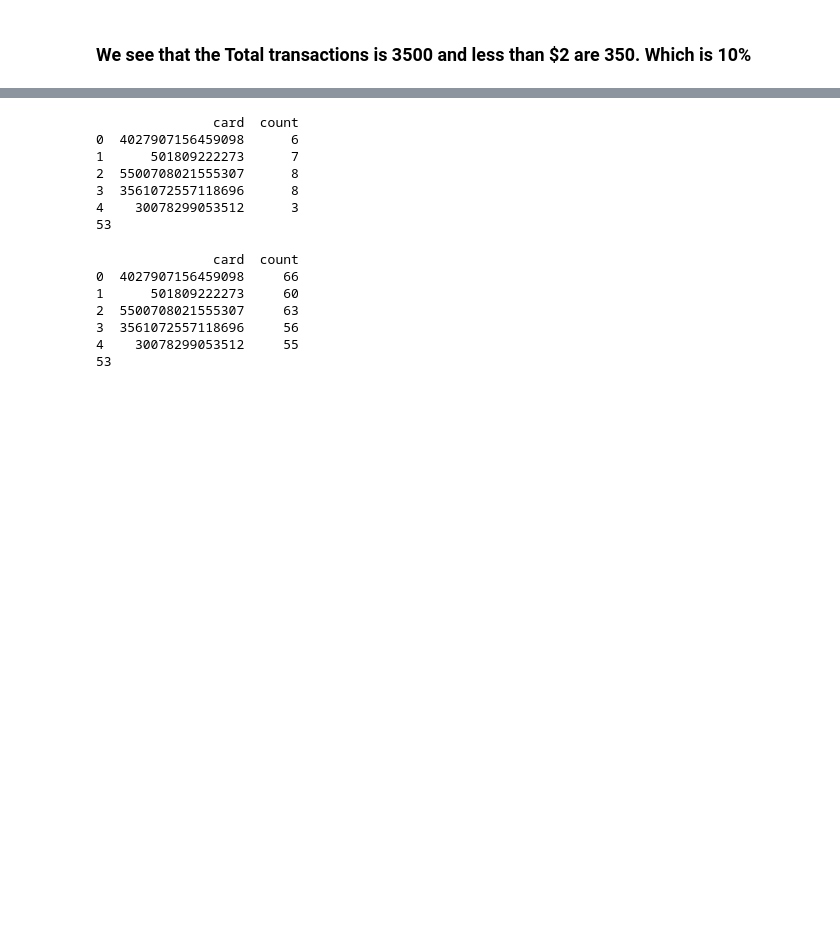
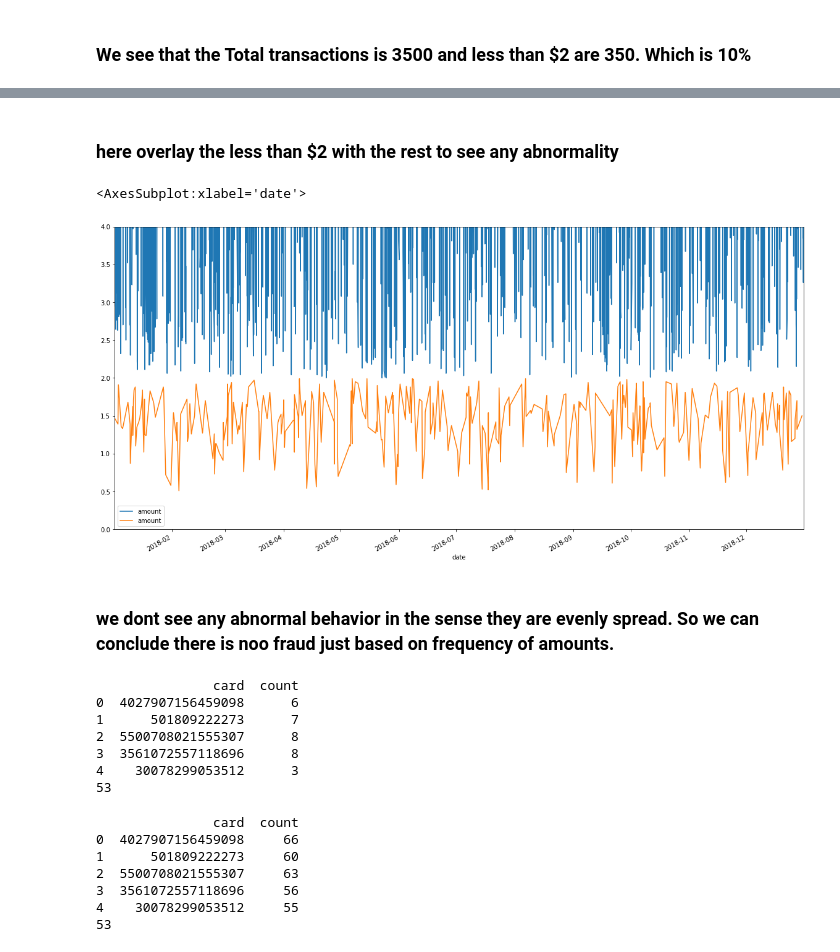
Before and after one commit to rchak007/sql_homework, a Jupyter notebook: sql_homework.ipynb, the cells around one changed output, grey strips where cells are left out. Saved outputs shown, nothing was run; the diff lists cells and outputs as text; code cells hidden in the pictures; blank space fills up the shorter version.

```diff
--- a/sql_homework.ipynb
+++ b/sql_homework.ipynb
@@ -96,9 +78,13 @@ total transactions =  3500
 #small_trasactions_df.head()
 #info_transactions_df.loc[info_transactions_df['amount'].isin(info_transactions_df['amount']<2)]
 less_than2_df = info_transactions_df['amount']<2
+gt_than2_df = info_transactions_df['amount']>=2
 less_than2_df = info_transactions_df[less_than2_df]
+gt_than2_df = info_transactions_df[gt_than2_df]
 print(less_than2_df.head())
 print('Less than $2 transactions = ', len(less_than2_df))
+print(gt_than2_df.tail())
+print('$2 and greater transactions = ', len(gt_than2_df))
 # %% [output]
                   card  amount           name                date
 341   3561954487988605    0.51    John Martin 2018-02-04 19:02:09
@@ -123,3 +127,13 @@ print(len(small_trasactions_df))
+# %% [markdown]
+### here overlay the less than $2 with the rest to see any abnormality
+# %%
+ax = gt_than2_df.plot(x='date', y='amount',figsize=(20,10),kind='line')
+less_than2_df.plot(x='date', y='amount',figsize=(20,10), ax=ax, ylim=(0,4))
+# %% [output]
+<AxesSubplot:xlabel='date'>
+[figure, added]
+# %% [markdown]
+### we dont see any abnormal behavior in the sense they are evenly spread. So we can conclude there is noo fraud just based on frequency of amounts.
 # %%
 # get transaction less than $2
 tr1 = '''
```
Also changed, not shown: parts of 8 cells of this notebook, 18 other files.
